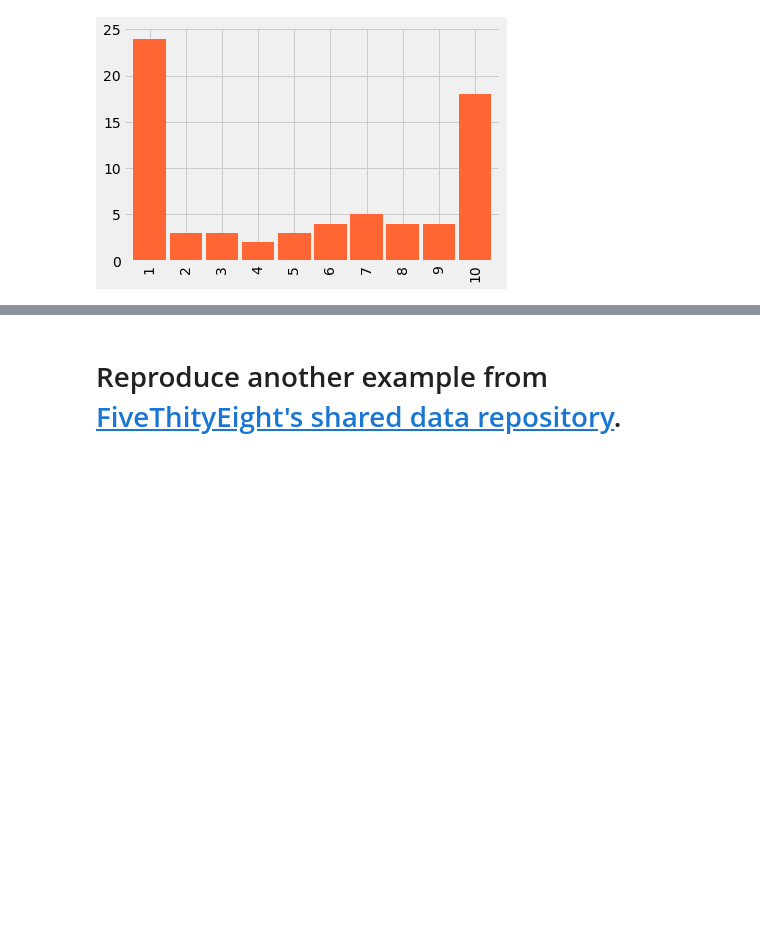
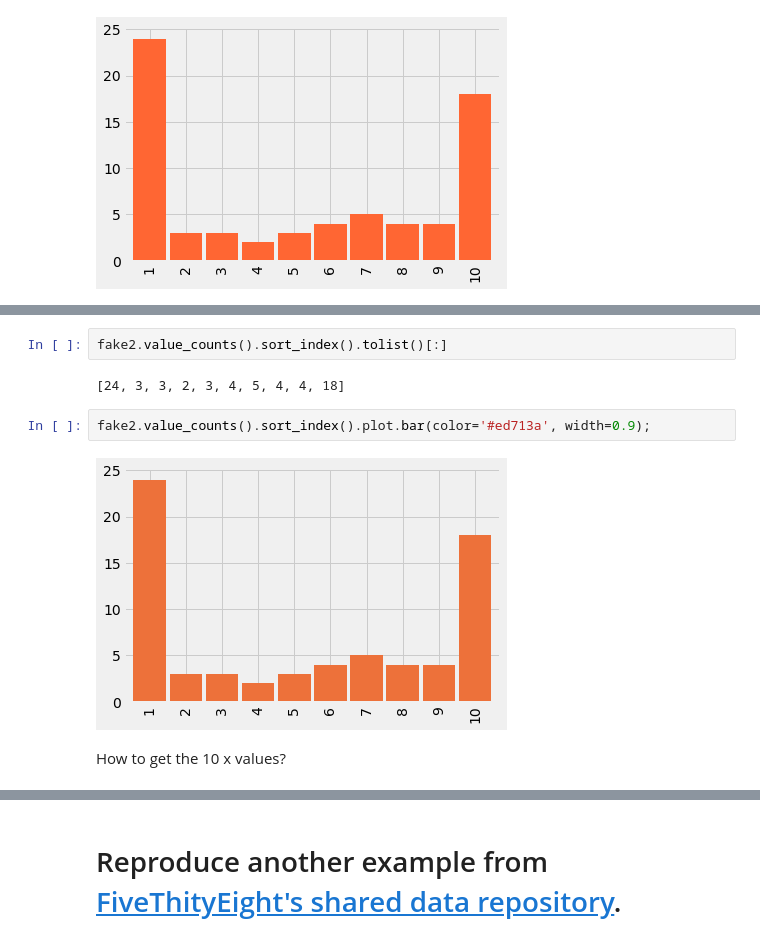
Before and after one commit to bloominstituteoftechnology/DS-Unit-1-Sprint-2-Data-Wrangling-and-Storytelling, a Jupyter notebook: module3-make-explanatory-visualizations/Joseph_Shirk_LS_DS_123_Make_Explanatory_Visualizations_Assignment.ipynb, the cells around one changed output, grey strips where cells are left out. Drawn from its saved outputs; the diff is of its cells as text; blank space fills up the shorter version.

```diff
--- a/module3-make-explanatory-visualizations/Joseph_Shirk_LS_DS_123_Make_Explanatory_Visualizations_Assignment.ipynb
+++ b/module3-make-explanatory-visualizations/Joseph_Shirk_LS_DS_123_Make_Explanatory_Visualizations_Assignment.ipynb
@@ -203,0 +202,10 @@ Abandoning for now
+# %%
+fake2.value_counts().sort_index().tolist()[:]
+# %% [output]
+[24, 3, 3, 2, 3, 4, 5, 4, 4, 18]
+# %%
+fake2.value_counts().sort_index().plot.bar(color='#ed713a', width=0.9);
+# %% [output]
+[figure, added]
+# %% [markdown]
+How to get the 10 x values?
```
Also changed, not shown: parts of 33 cells of this notebook.
